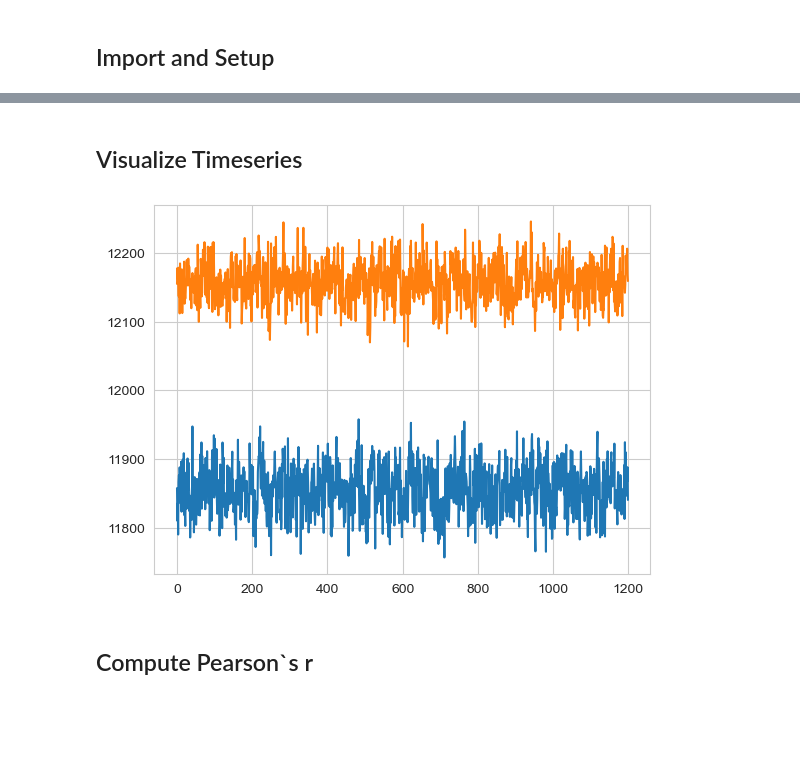
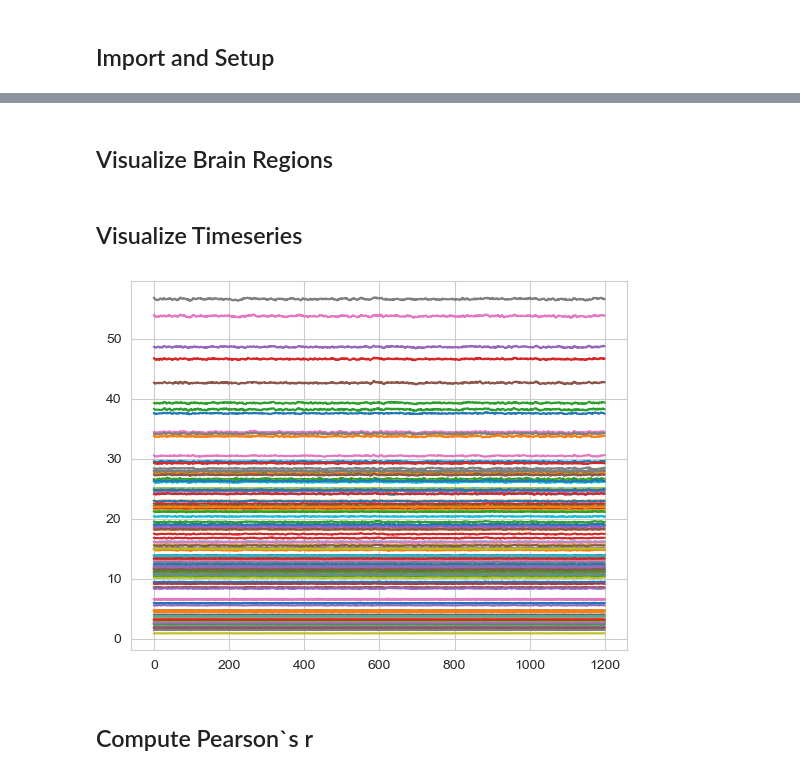
Before and after one commit to lukasbehammer/Clustering-of-HCP-Unrelated-100-Subjects-by-ROI-Correlations-in-Resting-State, a Jupyter notebook: Clustering of HCP Unrelated 100 Subjects by ROI-Correlations in Resting State.ipynb, the cells around one changed output, grey strips where cells are left out. Drawn from its saved outputs; the diff is of its cells as text; code cells hidden in the pictures; blank space fills up the shorter version.

```diff
--- a/Clustering of HCP Unrelated 100 Subjects by ROI-Correlations in Resting State.ipynb
+++ b/Clustering of HCP Unrelated 100 Subjects by ROI-Correlations in Resting State.ipynb
@@ -17,0 +15,5 @@ TypeError: get_timeseries_per_patient() got an unexpected keyword argument 'pati
+# %%
+# import all timeseries
+files = glob("D:/HCP/Unrelated 100/Patients/timeseries/*")
+all_timeseries = [np.load(file) for file in files]
+len(all_timeseries)
@@ -17,0 +51,2 @@ TypeError: get_timeseries_per_patient() got an unexpected keyword argument 'pati
+# %% [markdown]
+## Visualize Brain Regions
@@ -18,11 +55,12 @@ TypeError: get_timeseries_per_patient() got an unexpected keyword argument 'pati
 # %% [markdown]
 ## Visualize Timeseries
-# %%
-timeseries = np.load("./Data/mean_intensity_per_region.npy")
-
-plt.plot(timeseries[:, :2]);
-# %% [output]
-[figure, removed]
+# %%
+# plot the patients timeseries
+timeseries = all_timeseries[patient_num]
+
+plt.plot(timeseries[:, :]);
+# %% [output]
+[figure, added]
 # %% [markdown]
 ## Compute Pearson`s r
 # %%
```
Also changed, not shown: parts of 16 cells of this notebook, 1 other file.
